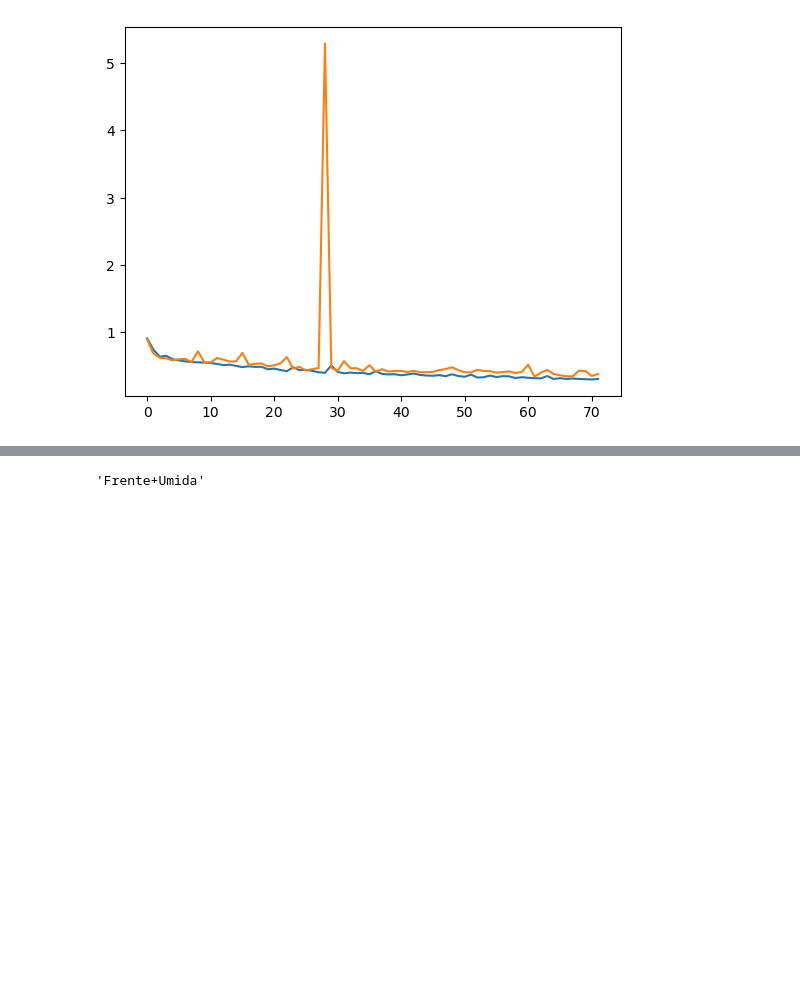
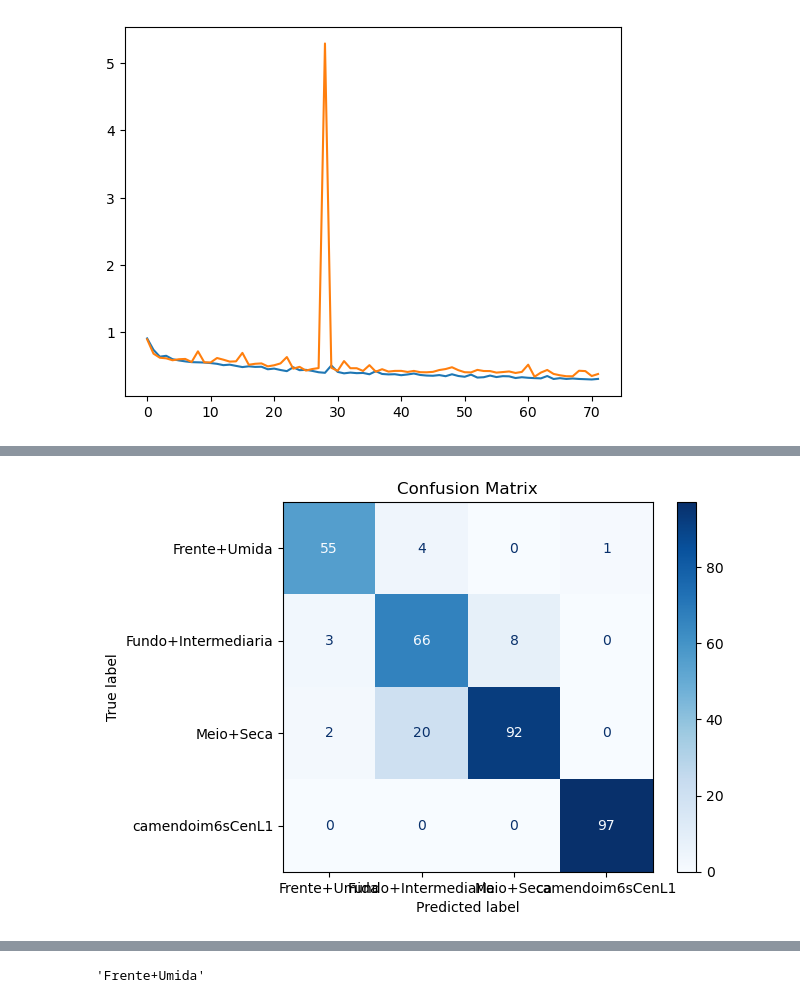
Before and after one commit to giovannav/tcc, a Jupyter notebook: plot_results.ipynb, the cells around one changed output, grey strips where cells are left out. Saved outputs shown, nothing was run; the diff lists cells and outputs as text; code cells hidden in the pictures; blank space fills up the shorter version.

```diff
--- a/plot_results.ipynb
+++ b/plot_results.ipynb
@@ -135,0 +258,54 @@ predictions_single = model.predict(img)
+# %%
+import os
+import cv2
+import numpy as np
+import matplotlib.pyplot as plt
+from sklearn.metrics import confusion_matrix, ConfusionMatrixDisplay
+
+# Load your trained model
+model = load_model('results_h5/model-model-NN7CUSTOM2-epochs-100-imgshape-150-batchsize-12-2023-08-29_19-40-33-epochs-100-imgshape-150-batchsize-12-2023-08-29_20-36-47.h5')
+
+# List of classes
+classes = ['Frente+Umida', 'Fundo+Intermediaria', 'Meio+Seca', 'camendoim6sCenL1']
+
+# Directory containing images
+image_directory = 'camas_tiles_test/'  # Change this to your image directory
+
+# Lists to store true labels and predicted labels
+true_labels = []
+predicted_labels = []
+
+# Iterate over directories (classes)
+for class_name in classes:
+    class_directory = os.path.join(image_directory, class_name)
+
+    for filename in os.listdir(class_directory):
+        if filename.endswith('.jpg'):
+            img_path = os.path.join(class_directory, filename)
+
+            # Load and preprocess the image
+            img = plt.imread(img_path)
+            img = cv2.resize(img, (150, 150), interpolation=cv2.INTER_AREA)
+            img = img / 255.0  # Normalize the image
+            img = np.expand_dims(img, 0)
+
+            # Make predictions using the model
+            predictions_single = model.predict(img)
+
+            # Get the predicted class index and name
+            predicted_class_index = predictions_single.argmax()
+            predicted_class_name = classes[predicted_class_index]
+
+            # Append true and predicted labels
+            true_labels.append(class_name)
+            predicted_labels.append(predicted_class_name)
+
+# Calculate confusion matrix
+confusion = confusion_matrix(true_labels, predicted_labels, labels=classes)
+print(confusion)
+# Display confusion matrix
+disp = ConfusionMatrixDisplay(confusion_matrix=confusion, display_labels=classes)
+disp.plot(cmap=plt.cm.Blues)
+plt.title("Confusion Matrix")
+plt.show()
+# %% [output]
@@ -135,0 +329 @@ predictions_single = model.predict(img)
+[figure, added]
```
Also changed, not shown: parts of 23 cells of this notebook, 16 other files.
